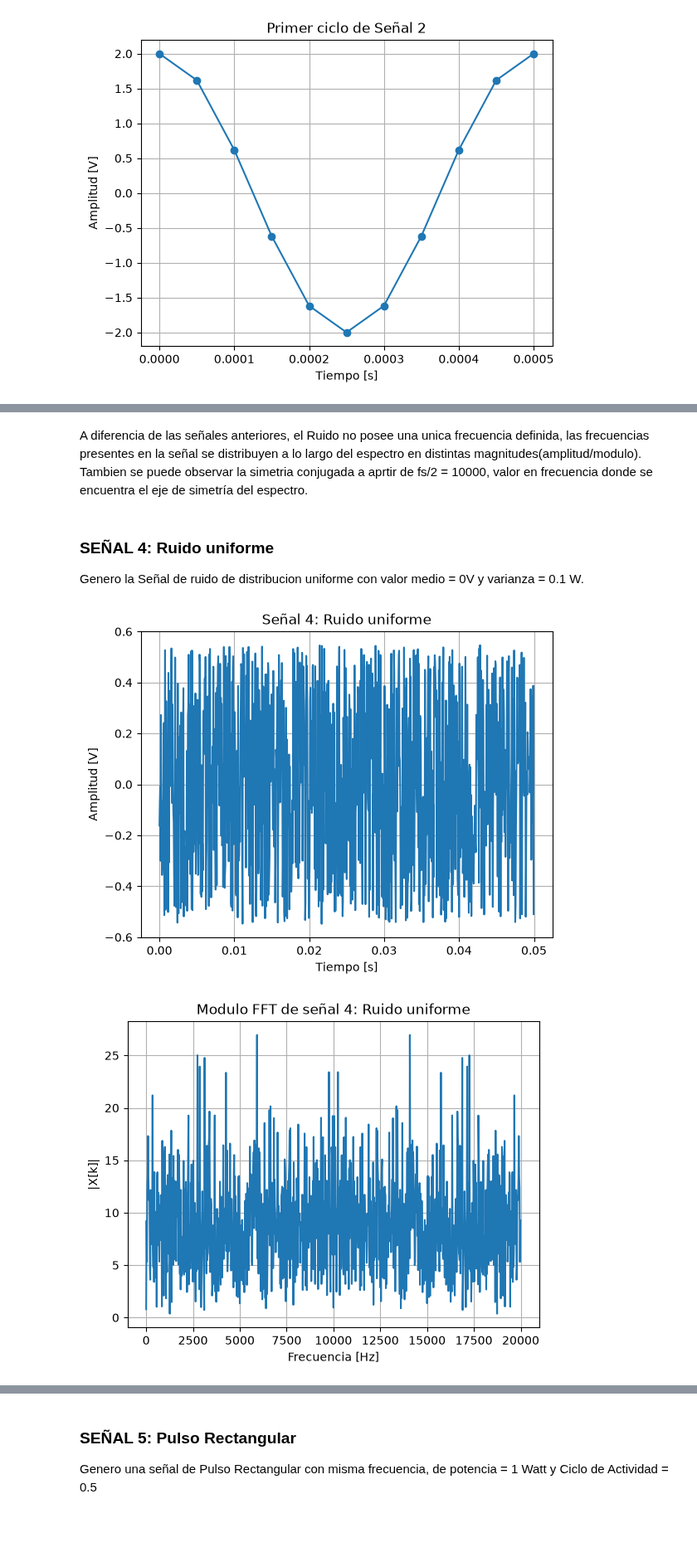
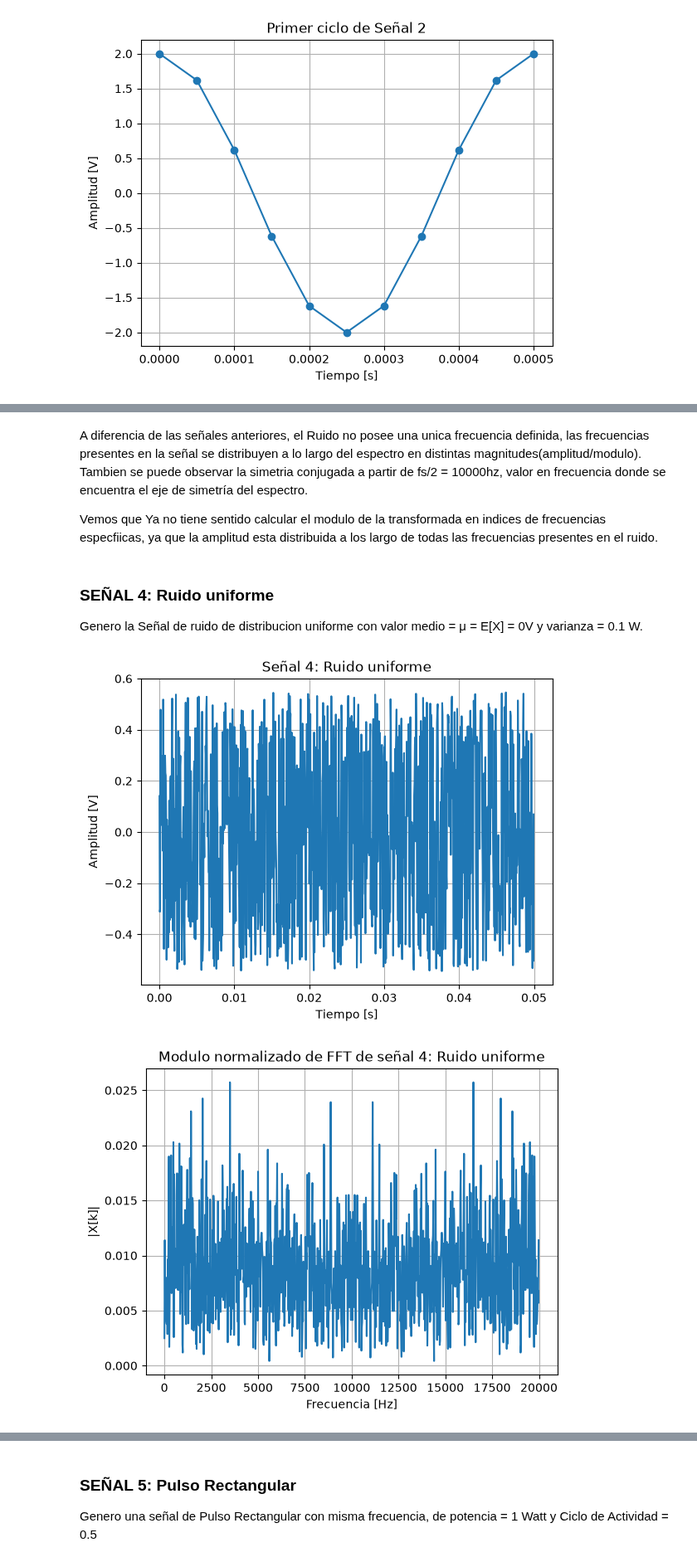
Before and after one commit to GConstenlaP/AyPS, a Jupyter notebook: TS1/TS1.ipynb, the cells around one changed output, grey strips where cells are left out. Shown at 83% size. Saved outputs shown, nothing was run; the diff lists cells and outputs as text; code cells hidden in the pictures; blank space fills up the shorter version.

```diff
--- a/TS1/TS1.ipynb
+++ b/TS1/TS1.ipynb
@@ -236,39 +431,43 @@ plt.show()
 # %% [markdown]
-A diferencia de las señales anteriores, el Ruido no posee una unica frecuencia definida, las frecuencias presentes en la señal se distribuyen a lo largo del espectro en distintas magnitudes(amplitud/modulo). Tambien se puede observar la simetria conjugada a aprtir de fs/2 = 10000, valor en frecuencia donde se encuentra el eje de simetría del espectro.
+A diferencia de las señales anteriores, el Ruido no posee una unica frecuencia definida, las frecuencias presentes en la señal se distribuyen a lo largo del espectro en distintas magnitudes(amplitud/modulo). Tambien se puede observar la simetria conjugada a partir de fs/2 = 10000hz, valor en frecuencia donde se encuentra el eje de simetría del espectro.
+
+Vemos que Ya no tiene sentido calcular el modulo de la transformada en indices de frecuencias especfiicas, ya que la amplitud esta distribuida a los largo de todas las frecuencias presentes en el ruido.
 # %% [markdown]
 ### SEÑAL 4: Ruido uniforme
-Genero la Señal de ruido de distribucion uniforme con valor medio = 0V y varianza = 0.1 W.
+Genero la Señal de ruido de distribucion uniforme con valor medio = μ = E[X] = 0V y varianza = 0.1 W.
 # %%
 
 def gen_noise_uniforme(varianza=0.1, nn=N):
 
     a = np.sqrt(3 * varianza)
 
     ruido_uniforme = np.random.uniform(-a, a, nn)
 
     return ruido_uniforme
 ruido_uniforme = gen_noise_uniforme(varianza=0.1)
 
 plt.figure(7)
 plt.plot(t, ruido_uniforme)
 plt.title("Señal 4: Ruido uniforme")
 plt.xlabel("Tiempo [s]")
 plt.ylabel("Amplitud [V]")
 plt.grid()
 plt.show()
 
 
 fft_ruido_uniforme = scipy.fft.fft(ruido_uniforme)
 
 modulo_ruido_uniforme = np.abs(fft_ruido_uniforme)
+modulo_ruido_uniforme_normalizado =  modulo_ruido_uniforme/N
+
 
 plt.figure(8)
-plt.plot(frecuencias, modulo_ruido_uniforme)
-plt.title("Modulo FFT de señal 4: Ruido uniforme")
+plt.plot(frecuencias, modulo_ruido_uniforme_normalizado)
+plt.title("Modulo normalizado de FFT de señal 4: Ruido uniforme")
 plt.xlabel("Frecuencia [Hz]")
 plt.ylabel("|X[k]|")
 plt.grid()
 plt.show()
 # %% [output]
-[figure, old version]
+[figure, new version]
-[figure, old version]
+[figure, new version]
```
Also changed, not shown: parts of 23 cells of this notebook.
